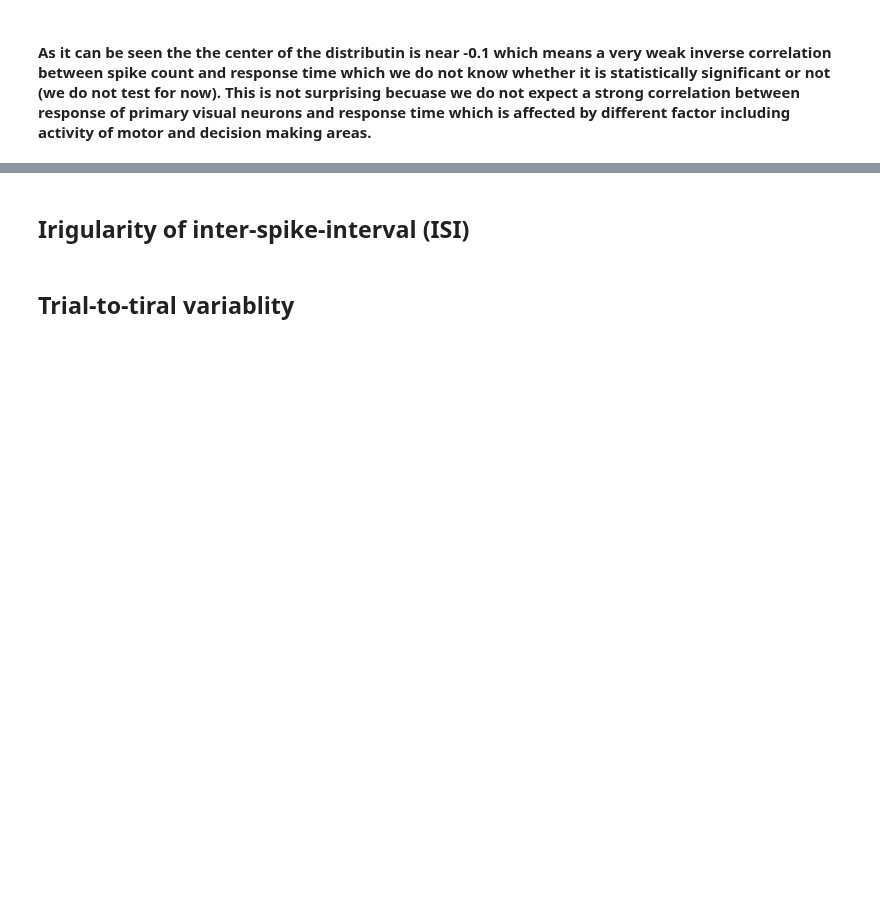
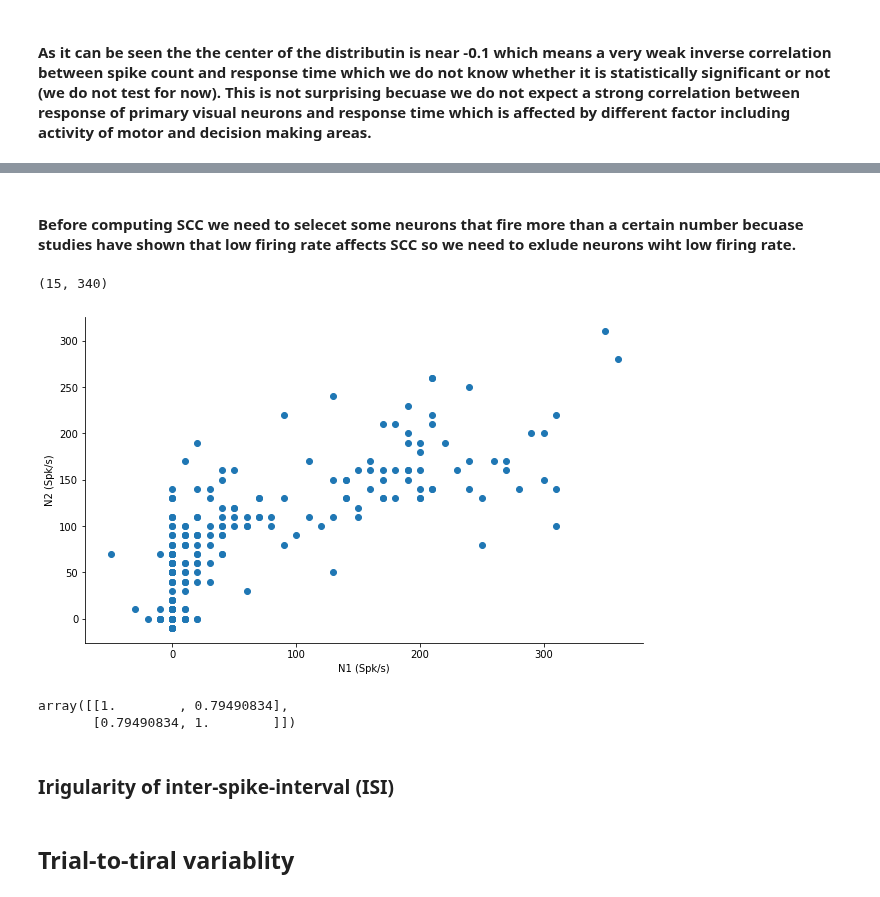
Before and after one commit to MiladQolami/Neural-Data-Analysis, a Jupyter notebook: SpikingVariablity/SpikingVariablity.ipynb, the cells around one changed output, grey strips where cells are left out. Drawn from its saved outputs; the diff is of its cells as text; code cells hidden in the pictures; blank space fills up the shorter version.

```diff
--- a/SpikingVariablity/SpikingVariablity.ipynb
+++ b/SpikingVariablity/SpikingVariablity.ipynb
@@ -193,5 +199,31 @@ plt.show()
+# %% [markdown]
+#### Before computing SCC we need to selecet some neurons that fire more than a certain number becuase studies have shown that low firing rate  affects SCC so we need to exlude neurons wiht low firing rate.
+# %%
+idx = np.mean(np.mean(spikes_vis_base_sub[:,:,50:100],1),1)*500 >30   # Include just those neuron with firing rate more than 30
+np.sum(idx)
+
+
+mean_spike_count = np.mean(spikes_vis_base_sub[idx,:,50:100],2)
+mean_spike_count.shape
+# %% [output]
+(15, 340)
+# %%
+N1  = mean_spike_count[1,:] * 500
+N2  = mean_spike_count[2,:] * 500
+
+
+fig,ax = plt.subplots(figsize = (10,6))
+ax.scatter(N1,N2)
+ax.set(xlabel = 'N1 (Spk/s)',ylabel = 'N2 (Spk/s)')
+plt.show()
+
+np.corrcoef(N1,N2)
+# %% [output]
+[figure, added]
+array([[1.        , 0.79490834],
+       [0.79490834, 1.        ]])
 # %% [markdown]
-## Irigularity of inter-spike-interval (ISI)
+### **Irigularity of inter-spike-interval (ISI)**
 # %% [markdown]
 
-## Trial-to-tiral variablity
+## **Trial-to-tiral variablity**
```
Also changed, not shown: parts of 6 cells of this notebook.
